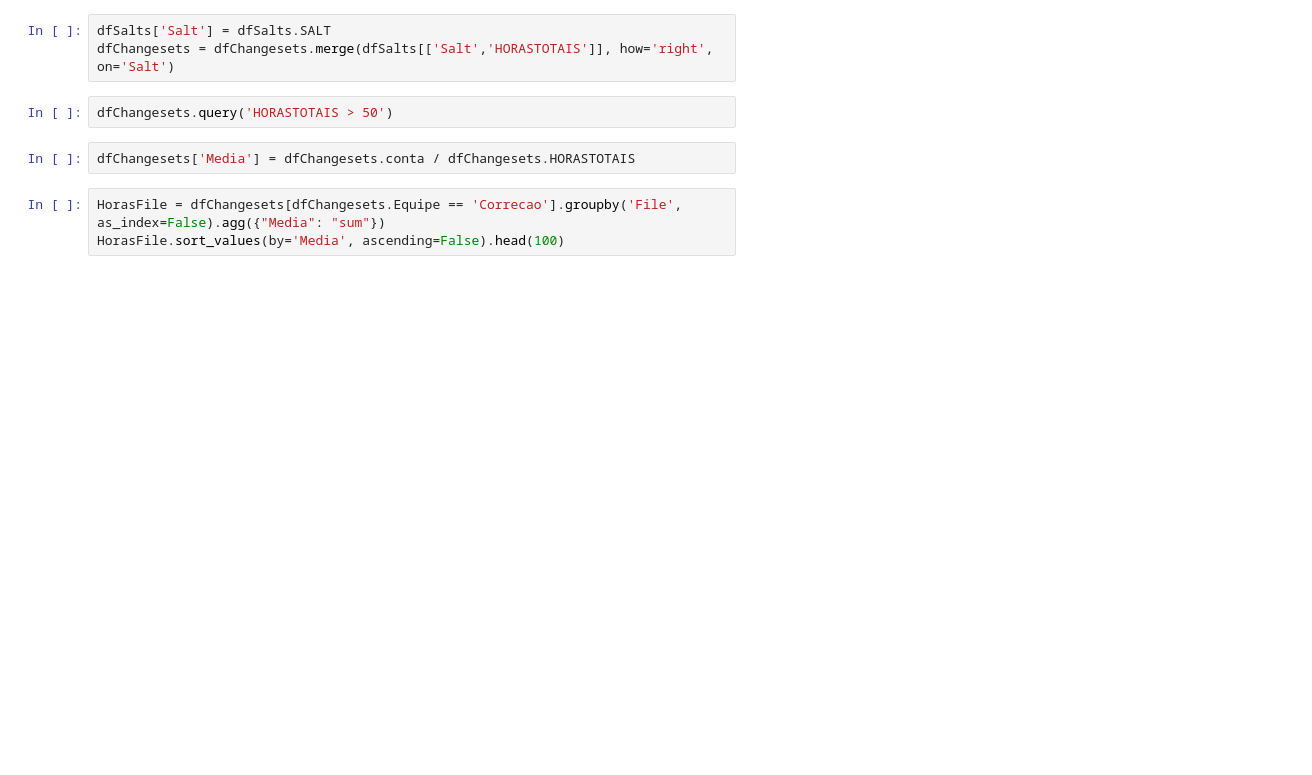
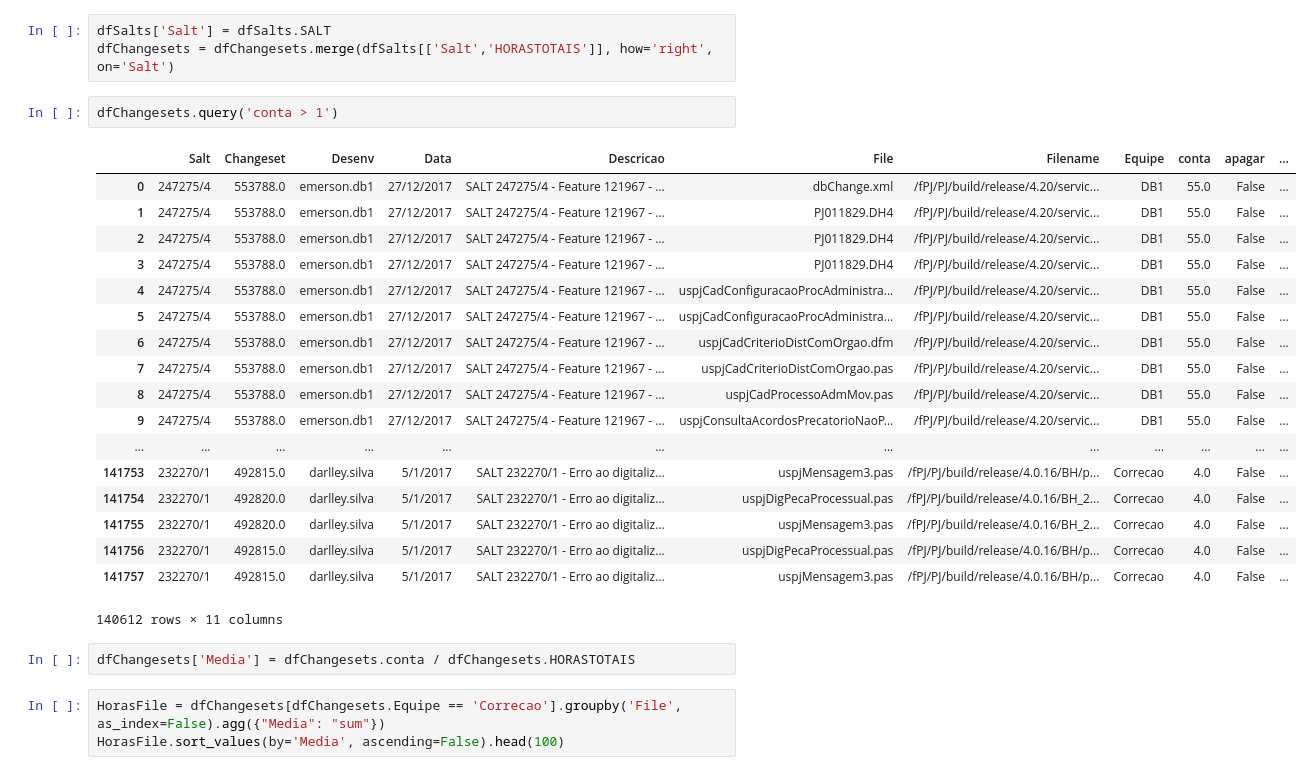
Before and after one commit to wilianselzlein/Metricas, a Jupyter notebook: Changesets.ipynb, the cells around one changed output. Saved outputs shown, nothing was run; the diff lists cells and outputs as text; blank space fills up the shorter version.

```diff
--- a/Changesets.ipynb
+++ b/Changesets.ipynb
@@ -367,7 +394,26 @@ dfChangesets.head(30)
 dfSalts['Salt'] = dfSalts.SALT
 dfChangesets = dfChangesets.merge(dfSalts[['Salt','HORASTOTAIS']], how='right', on='Salt')
 # %%
-dfChangesets.query('HORASTOTAIS > 50')
+dfChangesets.query('conta > 1')
+# %% [output]
+|  | Salt | Changeset | Desenv | Data | Descricao | File | Filename | Equipe | conta | apagar | ... |
+| 0 | 247275/4 | 553788.0 | emerson.db1 | 27/12/2017 | SALT 247275/4 - Feature 121967 - ... | dbChange.xml | /fPJ/PJ/build/release/4.20/servic... | DB1 | 55.0 | False | ... |
+| 1 | 247275/4 | 553788.0 | emerson.db1 | 27/12/2017 | SALT 247275/4 - Feature 121967 - ... | PJ011829.DH4 | /fPJ/PJ/build/release/4.20/servic... | DB1 | 55.0 | False | ... |
+| 2 | 247275/4 | 553788.0 | emerson.db1 | 27/12/2017 | SALT 247275/4 - Feature 121967 - ... | PJ011829.DH4 | /fPJ/PJ/build/release/4.20/servic... | DB1 | 55.0 | False | ... |
+| 3 | 247275/4 | 553788.0 | emerson.db1 | 27/12/2017 | SALT 247275/4 - Feature 121967 - ... | PJ011829.DH4 | /fPJ/PJ/build/release/4.20/servic... | DB1 | 55.0 | False | ... |
+| 4 | 247275/4 | 553788.0 | emerson.db1 | 27/12/2017 | SALT 247275/4 - Feature 121967 - ... | uspjCadConfiguracaoProcAdministra... | /fPJ/PJ/build/release/4.20/servic... | DB1 | 55.0 | False | ... |
+| 5 | 247275/4 | 553788.0 | emerson.db1 | 27/12/2017 | SALT 247275/4 - Feature 121967 - ... | uspjCadConfiguracaoProcAdministra... | /fPJ/PJ/build/release/4.20/servic... | DB1 | 55.0 | False | ... |
+| 6 | 247275/4 | 553788.0 | emerson.db1 | 27/12/2017 | SALT 247275/4 - Feature 121967 - ... | uspjCadCriterioDistComOrgao.dfm | /fPJ/PJ/build/release/4.20/servic... | DB1 | 55.0 | False | ... |
+| 7 | 247275/4 | 553788.0 | emerson.db1 | 27/12/2017 | SALT 247275/4 - Feature 121967 - ... | uspjCadCriterioDistComOrgao.pas | /fPJ/PJ/build/release/4.20/servic... | DB1 | 55.0 | False | ... |
+| 8 | 247275/4 | 553788.0 | emerson.db1 | 27/12/2017 | SALT 247275/4 - Feature 121967 - ... | uspjCadProcessoAdmMov.pas | /fPJ/PJ/build/release/4.20/servic... | DB1 | 55.0 | False | ... |
+| 9 | 247275/4 | 553788.0 | emerson.db1 | 27/12/2017 | SALT 247275/4 - Feature 121967 - ... | uspjConsultaAcordosPrecatorioNaoP... | /fPJ/PJ/build/release/4.20/servic... | DB1 | 55.0 | False | ... |
+| ... | ... | ... | ... | ... | ... | ... | ... | ... | ... | ... | ... |
+| 141753 | 232270/1 | 492815.0 | darlley.silva | 5/1/2017 | SALT 232270/1 - Erro ao digitaliz... | uspjMensagem3.pas | /fPJ/PJ/build/release/4.0.16/BH/p... | Correcao | 4.0 | False | ... |
+| 141754 | 232270/1 | 492820.0 | darlley.silva | 5/1/2017 | SALT 232270/1 - Erro ao digitaliz... | uspjDigPecaProcessual.pas | /fPJ/PJ/build/release/4.0.16/BH_2... | Correcao | 4.0 | False | ... |
+| 141755 | 232270/1 | 492820.0 | darlley.silva | 5/1/2017 | SALT 232270/1 - Erro ao digitaliz... | uspjMensagem3.pas | /fPJ/PJ/build/release/4.0.16/BH_2... | Correcao | 4.0 | False | ... |
+| 141756 | 232270/1 | 492815.0 | darlley.silva | 5/1/2017 | SALT 232270/1 - Erro ao digitaliz... | uspjDigPecaProcessual.pas | /fPJ/PJ/build/release/4.0.16/BH/p... | Correcao | 4.0 | False | ... |
+| 141757 | 232270/1 | 492815.0 | darlley.silva | 5/1/2017 | SALT 232270/1 - Erro ao digitaliz... | uspjMensagem3.pas | /fPJ/PJ/build/release/4.0.16/BH/p... | Correcao | 4.0 | False | ... |
+140612 rows × 11 columns
 # %%
 dfChangesets['Media'] = dfChangesets.conta / dfChangesets.HORASTOTAIS
 # %%
```
Also changed, not shown: parts of 12 cells of this notebook.
